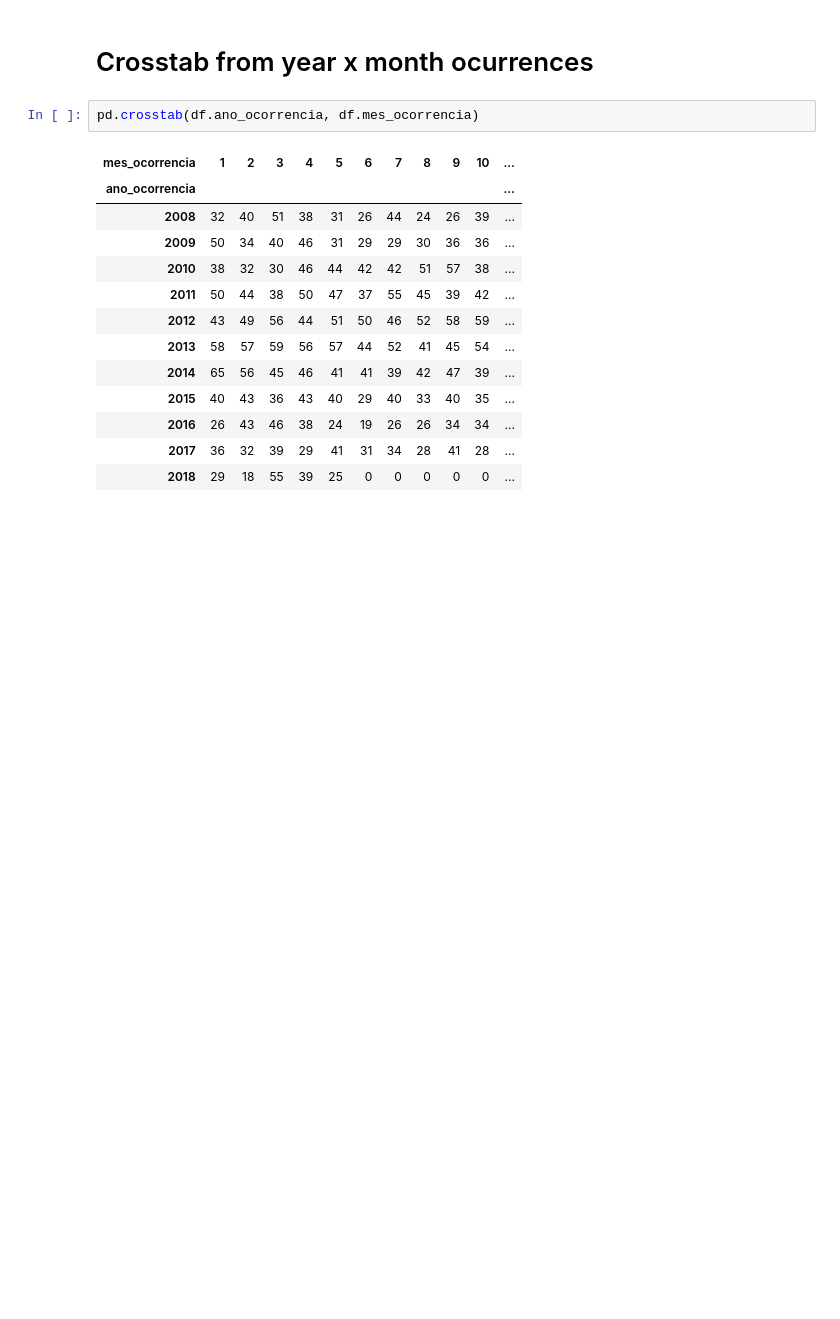
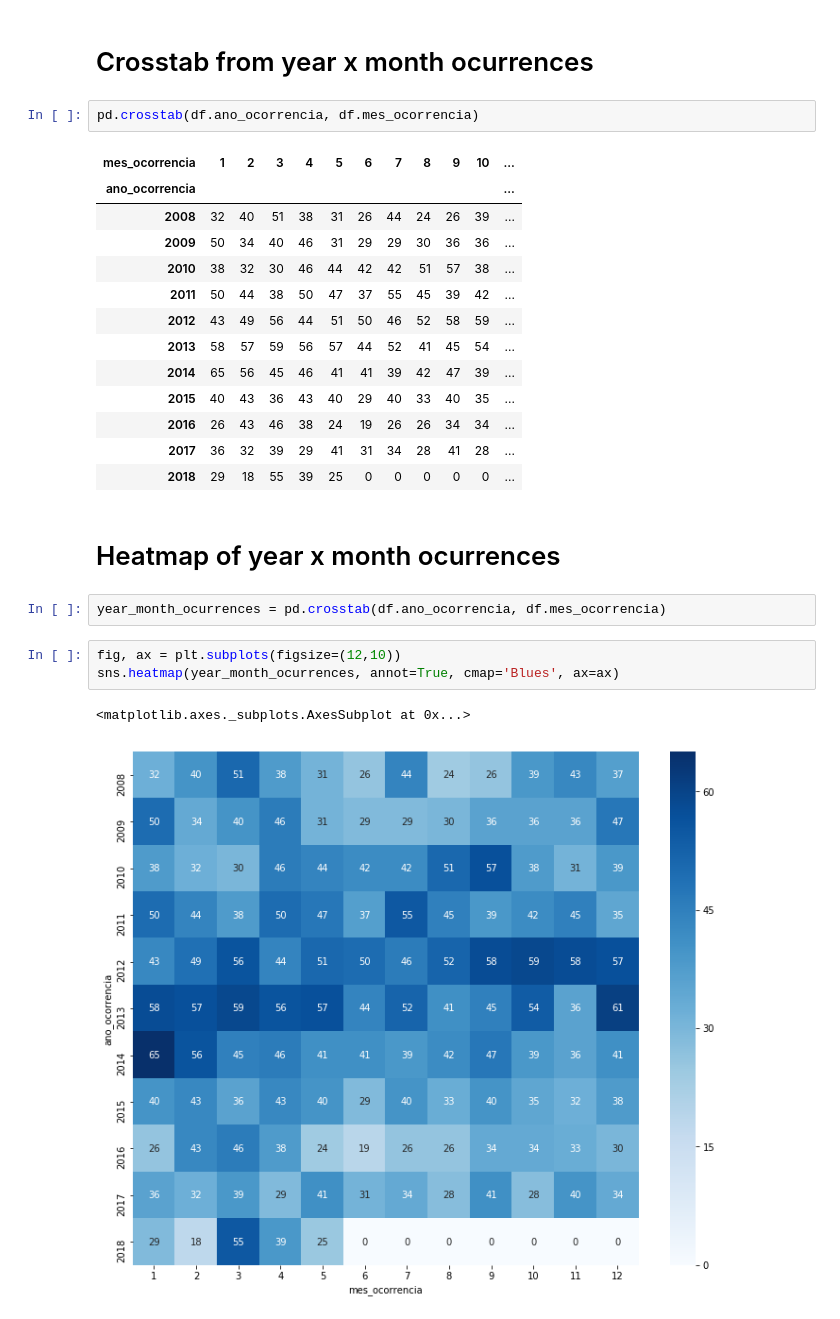
Before and after one commit to Guilehm/notebooks, a Jupyter notebook: airplanes_occurrences.ipynb, the cells around one changed output. Drawn from its saved outputs; the diff is of its cells as text; blank space fills up the shorter version.

Commit message:
Create heatmap

```diff
--- a/airplanes_occurrences.ipynb
+++ b/airplanes_occurrences.ipynb
@@ -399,3 +399,13 @@ pd.crosstab(df.ano_ocorrencia, df.mes_ocorrencia)
 | 2016 | 26 | 43 | 46 | 38 | 24 | 19 | 26 | 26 | 34 | 34 | ... |
 | 2017 | 36 | 32 | 39 | 29 | 41 | 31 | 34 | 28 | 41 | 28 | ... |
 | 2018 | 29 | 18 | 55 | 39 | 25 | 0 | 0 | 0 | 0 | 0 | ... |
+# %% [markdown]
+# Heatmap of year x month ocurrences
+# %%
+year_month_ocurrences = pd.crosstab(df.ano_ocorrencia, df.mes_ocorrencia)
+# %%
+fig, ax = plt.subplots(figsize=(12,10))
+sns.heatmap(year_month_ocurrences, annot=True, cmap='Blues', ax=ax)
+# %% [output]
+<matplotlib.axes._subplots.AxesSubplot at 0x...>
+[figure, added]
```
